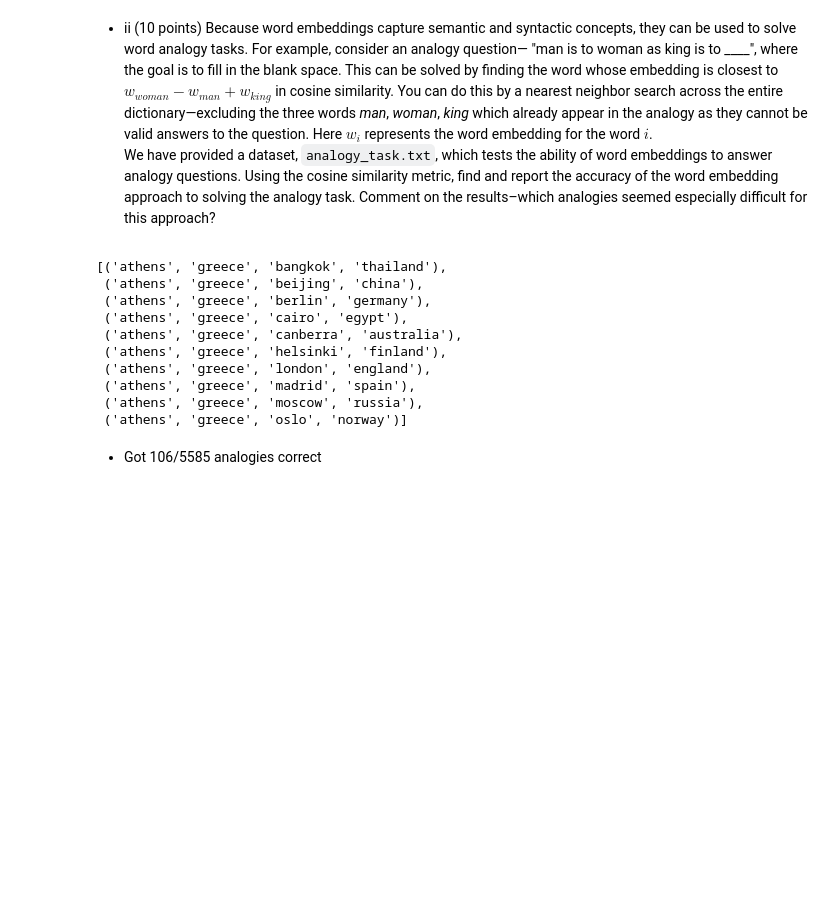
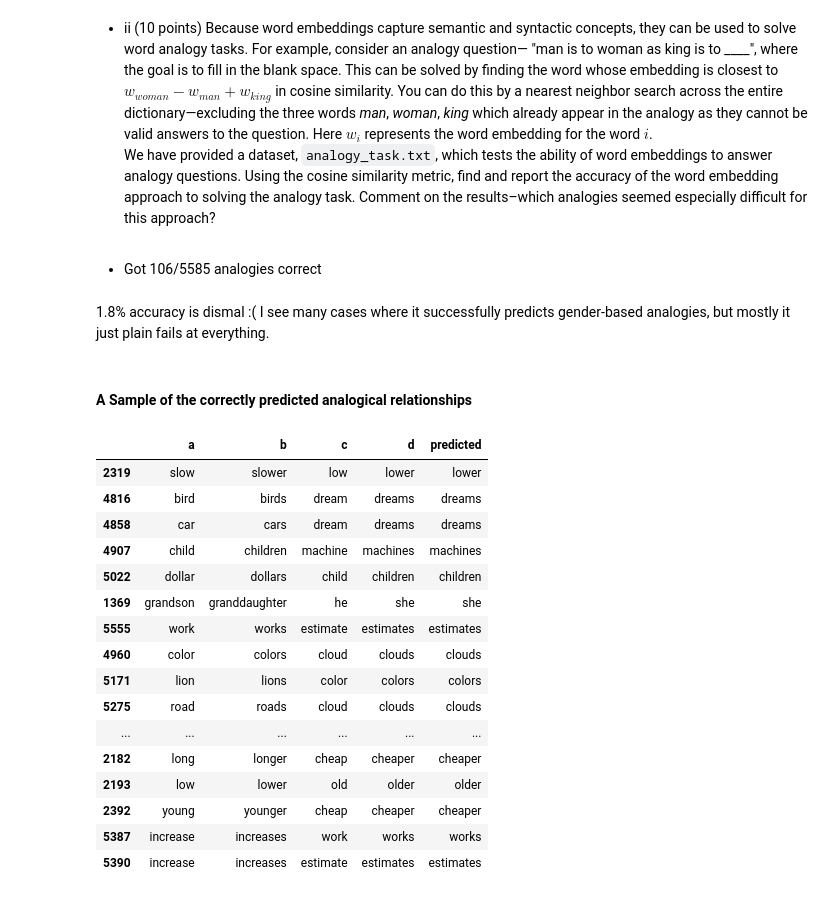
Before and after one commit to garfieldnate/Stanford-CS-168_Modern_Algorithmic_Toolbox, a Jupyter notebook: cs168/notebooks/mini_project_5.ipynb, the cells around one changed output. Cells and saved outputs as stored; diff of their text form; code cells hidden in the pictures; blank space fills up the shorter version.

```diff
--- a/cs168/notebooks/mini_project_5.ipynb
+++ b/cs168/notebooks/mini_project_5.ipynb
@@ -271,12 +271,12 @@ class Embeddings:
         ).T
         self.dictionary = dictionary
 
-    def __get_idx_embedding(self, word):
+    def get_idx_embedding(self, word):
         index = self.dictionary.index[self.dictionary == word][0]
         return (index, self.embeddings.loc[index])
 
     def get_embedding(self, word):
-        index, embedding = self.__get_idx_embedding(word)
+        index, embedding = self.get_idx_embedding(word)
         return embedding
 
     def get_n_closest(self, word, n):
@@ -291,9 +291,9 @@ class Embeddings:
     def solve_analogy(self, a, b, c):
         """Return the word which solves the analogy problem: a is to b as c is to ____. This is done
         by finding the word with the embedding which is closest to v_a - v_b + v_c."""
-        a_index, a_embedding = self.__get_idx_embedding(a)
-        b_index, b_embedding = self.__get_idx_embedding(b)
-        c_index, c_embedding = self.__get_idx_embedding(c)
+        a_index, a_embedding = self.get_idx_embedding(a)
+        b_index, b_embedding = self.get_idx_embedding(b)
+        c_index, c_embedding = self.get_idx_embedding(c)
 
         search_embedding = a_embedding - b_embedding + c_embedding
         sims = search_embedding.dot(self.embeddings.T)
@@ -433,26 +433,42 @@ for word in EMBEDDINGS.get_n_closest("stanford", 10):
 </div>
 # %%
 ANALOGIES = load_analogy_data()
-# %%
-ANALOGIES[:10]
-# %% [output]
-[('athens', 'greece', 'bangkok', 'thailand'),
- ('athens', 'greece', 'beijing', 'china'),
- ('athens', 'greece', 'berlin', 'germany'),
- ('athens', 'greece', 'cairo', 'egypt'),
- ('athens', 'greece', 'canberra', 'australia'),
- ('athens', 'greece', 'helsinki', 'finland'),
- ('athens', 'greece', 'london', 'england'),
- ('athens', 'greece', 'madrid', 'spain'),
- ('athens', 'greece', 'moscow', 'russia'),
- ('athens', 'greece', 'oslo', 'norway')]
 # %%
-# Next: use DataFrames to slightly simplify result storage and comparison
-correct = 0
-for a, b, c, d in tqdm(ANALOGIES):
-    predicted = EMBEDDINGS.solve_analogy(a, b, c)
-    if predicted == d:
-        correct += 1
-markdown(f"* Got {correct}/{len(ANALOGIES)} analogies correct")
+def report_analogy_predictions():
+    predictions = []
+    for row in tqdm(ANALOGIES.itertuples(), total=len(ANALOGIES)):
+        p = EMBEDDINGS.solve_analogy(row.a, row.b, row.c)
+        predictions.append(p)
+    data = ANALOGIES.assign(predicted=predictions)
+
+    correct = (data['predicted'] == data['d']).sum()
+    markdown(f"* Got {correct}/{len(data)} analogies correct")
+    return data
+
+ANALOGY_PREDICTION_DATA = report_analogy_predictions()
 # %% [output]
 * Got 106/5585 analogies correct
+# %% [markdown]
+1.8% accuracy is dismal :( I see many cases where it successfully predicts gender-based analogies, but mostly it just plain fails at everything.
+# %%
+markdown("####  A Sample of the correctly predicted analogical relationships")
+ANALOGY_PREDICTION_DATA[ANALOGY_PREDICTION_DATA['predicted'] == ANALOGY_PREDICTION_DATA['d']].sample(60)
+# %% [output]
+####  A Sample of the correctly predicted analogical relationships
+|  | a | b | c | d | predicted |
+| 2319 | slow | slower | low | lower | lower |
+| 4816 | bird | birds | dream | dreams | dreams |
+| 4858 | car | cars | dream | dreams | dreams |
+| 4907 | child | children | machine | machines | machines |
+| 5022 | dollar | dollars | child | children | children |
+| 1369 | grandson | granddaughter | he | she | she |
+| 5555 | work | works | estimate | estimates | estimates |
+| 4960 | color | colors | cloud | clouds | clouds |
+| 5171 | lion | lions | color | colors | colors |
+| 5275 | road | roads | cloud | clouds | clouds |
+| ... | ... | ... | ... | ... | ... |
+| 2182 | long | longer | cheap | cheaper | cheaper |
+| 2193 | low | lower | old | older | older |
+| 2392 | young | younger | cheap | cheaper | cheaper |
+| 5387 | increase | increases | work | works | works |
+| 5390 | increase | increases | estimate | estimates | estimates |
```
Also changed, not shown: parts of 8 cells of this notebook, 1 other file.
